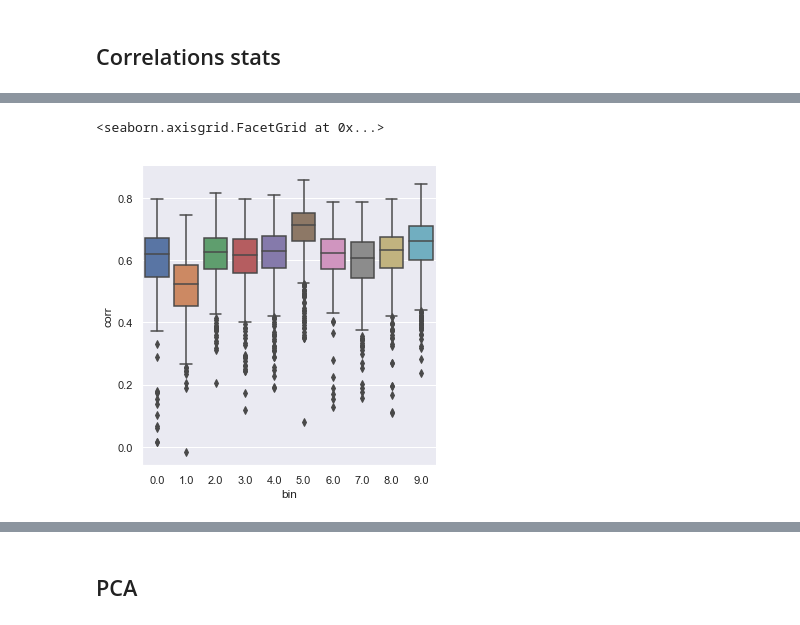
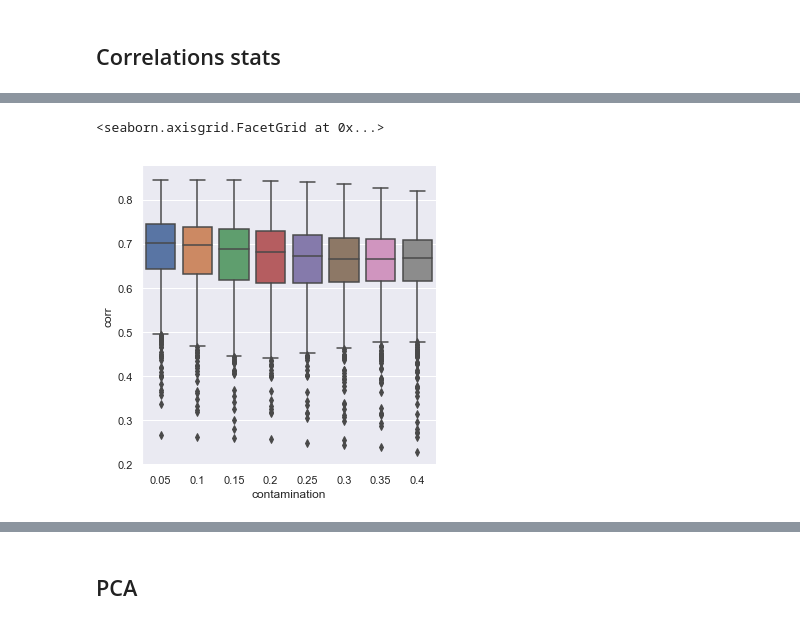
Before and after one commit to KubaWojciechowski/MetaBinQ, a Jupyter notebook: tnf_analysis.ipynb, the cells around one changed output, grey strips where cells are left out. Drawn from its saved outputs; the diff is of its cells as text; code cells hidden in the pictures.

```diff
--- a/tnf_analysis.ipynb
+++ b/tnf_analysis.ipynb
@@ -6,8 +6,8 @@ import seaborn as sns
 from sklearn.metrics import davies_bouldin_score
 from sklearn.decomposition import PCA
 from mpl_toolkits.mplot3d import Axes3D
-plt.style.use('dark_background')
+#plt.style.use('dark_background')
 sns.set()
-plt.rcParams['figure.figsize'] = [8, 6]
-%matplotlib inline
-#%matplotlib
+#plt.rcParams['figure.figsize'] = [8, 6]
+#%matplotlib inline
+%matplotlib
@@ -25,0 +18,6 @@ corr.head()
+# %%
+#corr = pd.read_csv("./genomes_corr.csv")
+#corr = pd.read_csv("./contamination/s_enterica/s_enterica_corr.csv")
+#corr = pd.read_csv("./contamination/v_cholerae/v_cholerae_corr.csv")
+corr = pd.read_csv("./s_marcescens_corr.csv")
+corr.head()
@@ -26,5 +31,5 @@ corr.head()
 # %%
-sns.catplot(x='bin', y='corr', data=corr, kind='box')
+sns.catplot(x='contamination', y='corr', data=corr, kind='box')
 # %% [output]
 <seaborn.axisgrid.FacetGrid at 0x...>
-[figure, old version]
+[figure, new version]
```
Also changed, not shown: parts of 12 cells of this notebook, 10 other files.
